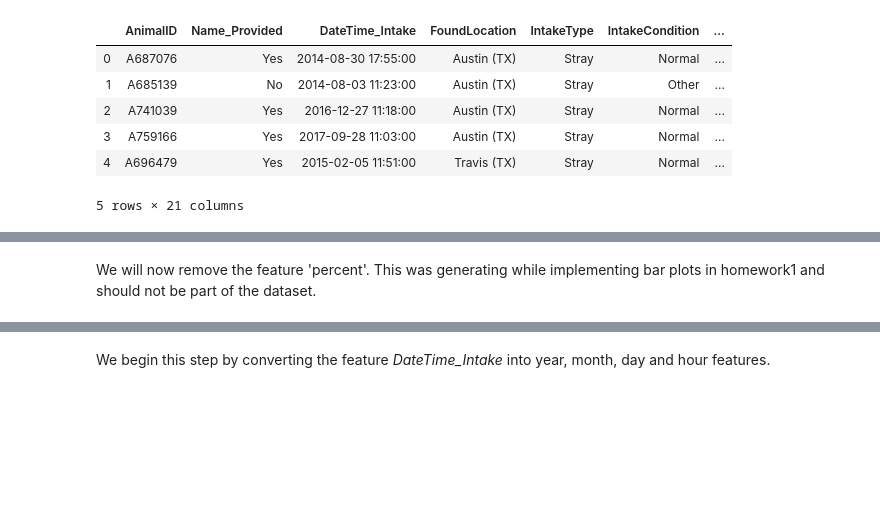
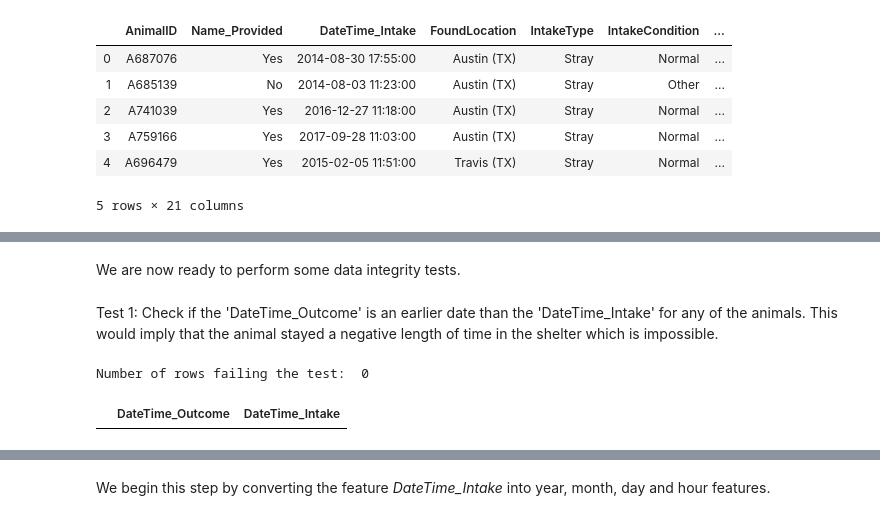
Before and after one commit to hbarrett100/Comp47350-data-analytics, a Jupyter notebook: Assignment2 - Predictive Modelling/homework2.ipynb, the cells around one changed output, grey strips where cells are left out. Drawn from its saved outputs; the diff is of its cells as text; code cells hidden in the pictures; blank space fills up the shorter version.

Commit message:
add data integrity tests and further analysis in part 1

```diff
--- a/Assignment2 - Predictive Modelling/homework2.ipynb
+++ b/Assignment2 - Predictive Modelling/homework2.ipynb
@@ -127,5 +136,3 @@ for column in date_columns:
 
 #convert binary outcome to category type
 # df['binary_outcome'] = df['binary_outcome'].astype('category')
-# %% [markdown]
-We will now remove the feature 'percent'. This was generating while implementing bar plots in homework1 and should not be part of the dataset.
@@ -134,0 +139,14 @@ df = df.drop("percent", 1)
+# %% [markdown]
+We are now ready to perform some data integrity tests.
+# %% [markdown]
+Test 1: Check if the 'DateTime_Outcome' is an earlier date than the 'DateTime_Intake' for any of the animals. This would imply that the animal stayed a negative length of time in the shelter which is impossible.
+# %%
+#create a dataframe containing the instances where date of outcome is less than date of intake
+test_1 = df[['DateTime_Outcome','DateTime_Intake']][df['DateTime_Outcome'] < df['DateTime_Intake']]
+#print out the number of instances failing the test
+print("Number of rows failing the test: ", test_1.shape[0])
+#view the instances
+test_1.head()
+# %% [output]
+Number of rows failing the test:  0
+|  | DateTime_Outcome | DateTime_Intake |
```
Also changed, not shown: parts of 45 cells of this notebook.
